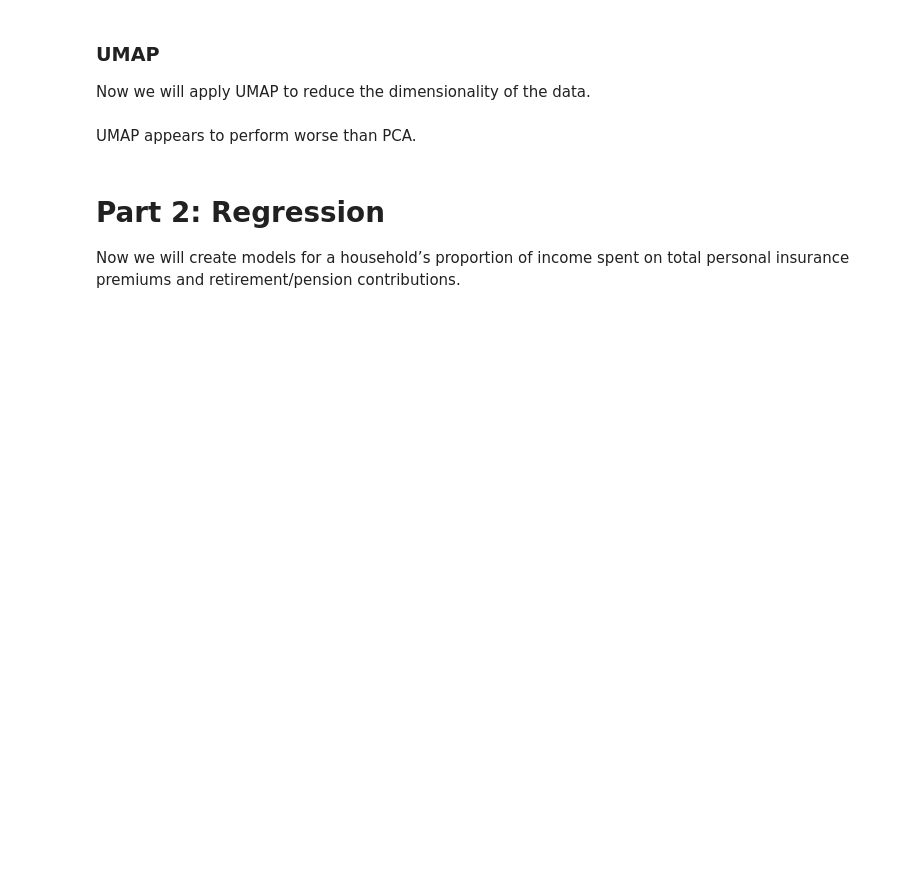
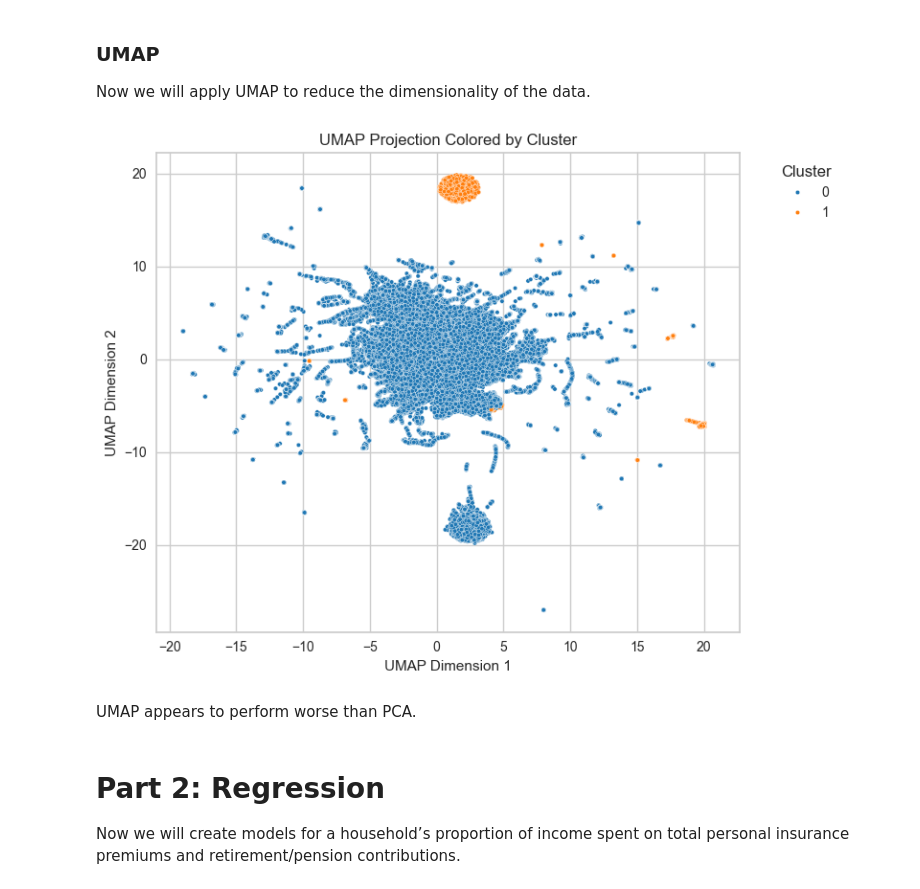
Before and after one commit to noahkostesku/CanadianHouseholdAnalysis, a Jupyter notebook: CanadianHouseholdAnalysis.ipynb, the cells around one changed output. Cells and saved outputs as stored; diff of their text form; code cells hidden in the pictures; blank space fills up the shorter version.

Commit message:
Refactor clustering analysis code for improved readability and maintainability

```diff
--- a/CanadianHouseholdAnalysis.ipynb
+++ b/CanadianHouseholdAnalysis.ipynb
@@ -611,6 +591,12 @@ plot_silhouette(sampled_df, 2)
 # %% [markdown]
 <h3>Apply PCA</h3>
 # %%
+# Redefine k-clusterer with optimal number of clusters
+KClusterer = KMeans(n_clusters=2,
+                    verbose=0,
+                    random_state=2025)
+
+# Fit the model
 cluster_labels = KClusterer.fit_predict(sampled_df)
 
 # Apply PCA to scaled data
@@ -650,21 +656,23 @@ print(avg_components_by_cluster)
 <p>Now we will apply UMAP to reduce the dimensionality of the data.</p>
 # %%
 # UMAP with commonly good starting values
-umap_model = umap.UMAP(n_neighbors=5, min_dist=0.5, random_state=42)
+umap_model = umap.UMAP(n_neighbors=30, min_dist=0.3)
 umap_2d = umap_model.fit_transform(sampled_df)
 
 # Create DataFrame
 umap_df = pd.DataFrame(umap_2d, columns=["UMAP1", "UMAP2"])
 umap_df["Cluster"] = cluster_labels
 
 plt.figure(figsize=(8, 6))
 sns.scatterplot(data=umap_df, x="UMAP1", y="UMAP2", hue="Cluster", palette="tab10", s=10)
 plt.title("UMAP Projection Colored by Cluster")
 plt.xlabel("UMAP Dimension 1")
 plt.ylabel("UMAP Dimension 2")
 plt.legend(title="Cluster", bbox_to_anchor=(1.05, 1), loc='upper left')
 plt.tight_layout()
 plt.show()
+# %% [output]
+[figure, added]
 # %% [markdown]
 <p>UMAP appears to perform worse than PCA.</p>
 # %% [markdown]
```
Also changed, not shown: parts of 7 cells of this notebook.
